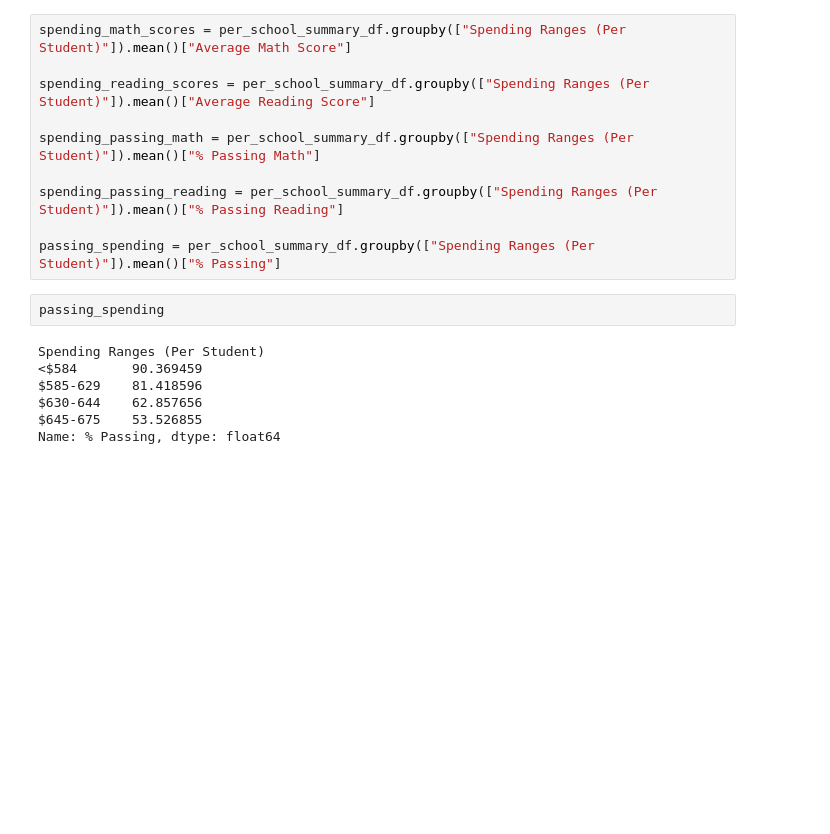
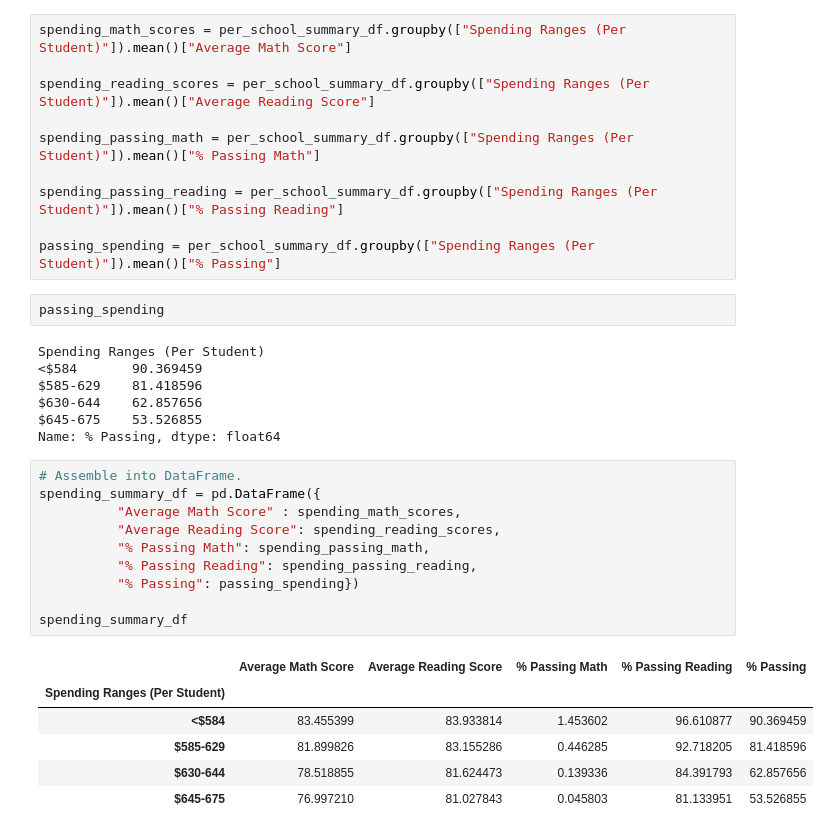
Before and after one commit to priyankasenapati/School_District_Analysis, a Jupyter notebook: PyCitySchools.ipynb, the cells around one changed output. Saved outputs shown, nothing was run; the diff lists cells and outputs as text; blank space fills up the shorter version.

```diff
--- a/PyCitySchools.ipynb
+++ b/PyCitySchools.ipynb
@@ -1141,3 +1141,20 @@ $585-629    81.418596
 $630-644    62.857656
 $645-675    53.526855
 Name: % Passing, dtype: float64
+# %%
+# Assemble into DataFrame.
+spending_summary_df = pd.DataFrame({
+          "Average Math Score" : spending_math_scores,
+          "Average Reading Score": spending_reading_scores,
+          "% Passing Math": spending_passing_math,
+          "% Passing Reading": spending_passing_reading,
+          "% Passing": passing_spending})
+
+spending_summary_df
+# %% [output]
+|  | Average Math Score | Average Reading Score | % Passing Math | % Passing Reading | % Passing |
+| Spending Ranges (Per Student) |  |  |  |  |  |
+| <$584 | 83.455399 | 83.933814 | 1.453602 | 96.610877 | 90.369459 |
+| $585-629 | 81.899826 | 83.155286 | 0.446285 | 92.718205 | 81.418596 |
+| $630-644 | 78.518855 | 81.624473 | 0.139336 | 84.391793 | 62.857656 |
+| $645-675 | 76.997210 | 81.027843 | 0.045803 | 81.133951 | 53.526855 |
```
Also changed, not shown: parts of 6 cells of this notebook.
